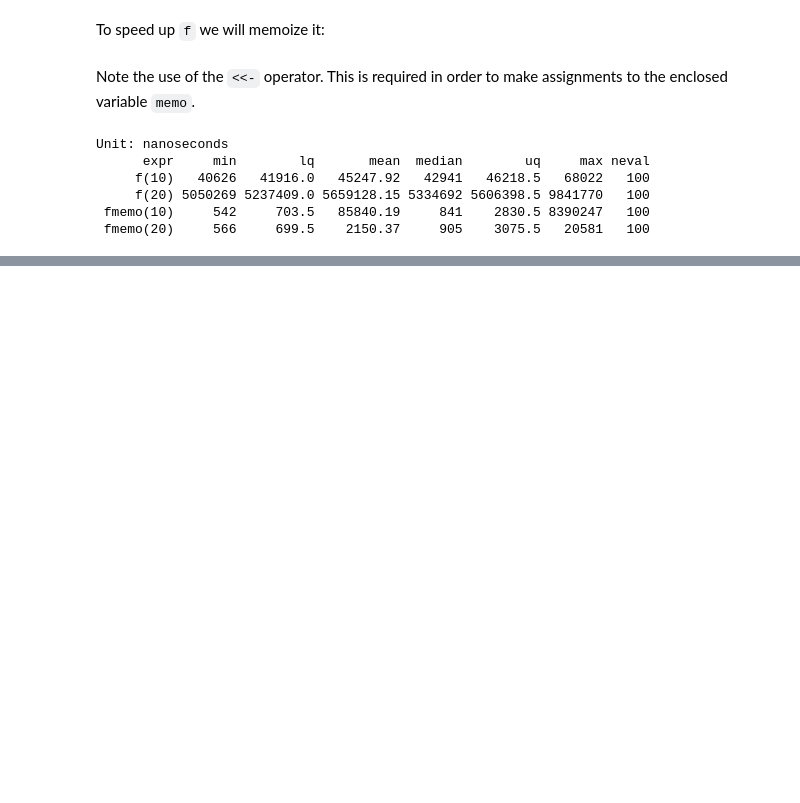
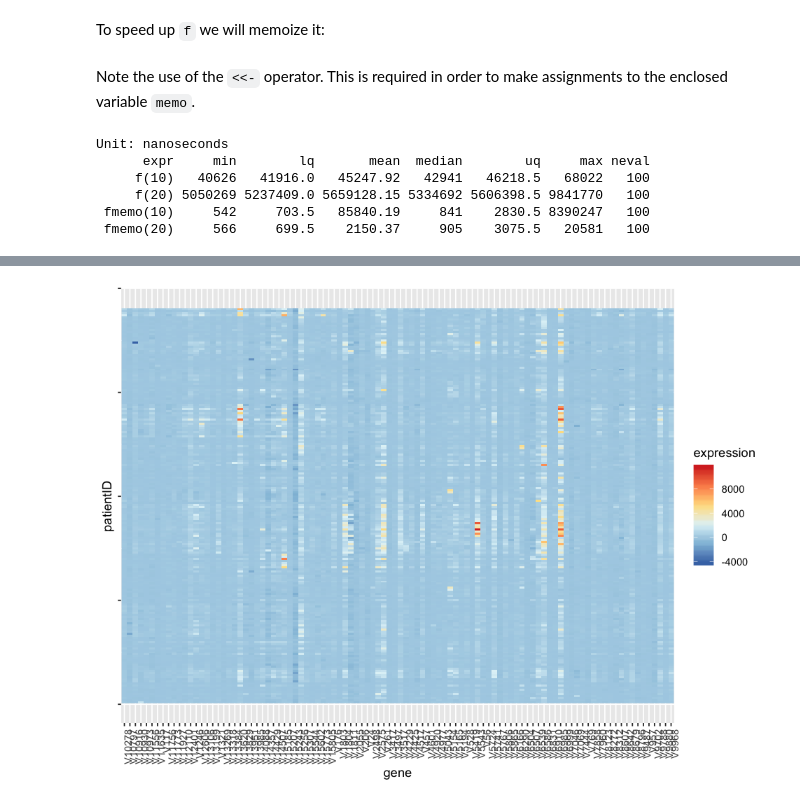
Before and after one commit to terhorst/stats306, a Jupyter notebook: lecture18/Lecture18.ipynb, the cells around one changed output, grey strips where cells are left out. Drawn from its saved outputs; the diff is of its cells as text; code cells hidden in the pictures; blank space fills up the shorter version.

```diff
--- a/lecture18/Lecture18.ipynb
+++ b/lecture18/Lecture18.ipynb
@@ -394,0 +472,11 @@ Why do we care about functional programming? Here is a real-life example.
+# %%
+options(repr.plot.width=8, repr.plot.height=6)
+gcm14 %>% select(1, 2, sample(3:ncol(gcm14), size=100)) %>%
+    mutate(patientID=row_number()) %>%
+    gather(key=gene, value=expression, -class, -split, -patientID) %>%
+    ggplot(aes(x=gene, y=patientID, fill=expression)) + geom_raster() +
+    scale_fill_distiller(palette = "RdYlBu") +
+    theme(axis.text.x = element_text(angle = 90, hjust = 1),
+          axis.text.y = element_blank())
+# %% [output]
+[figure, added]
```
Also changed, not shown: parts of 24 cells of this notebook, 1 other file.
